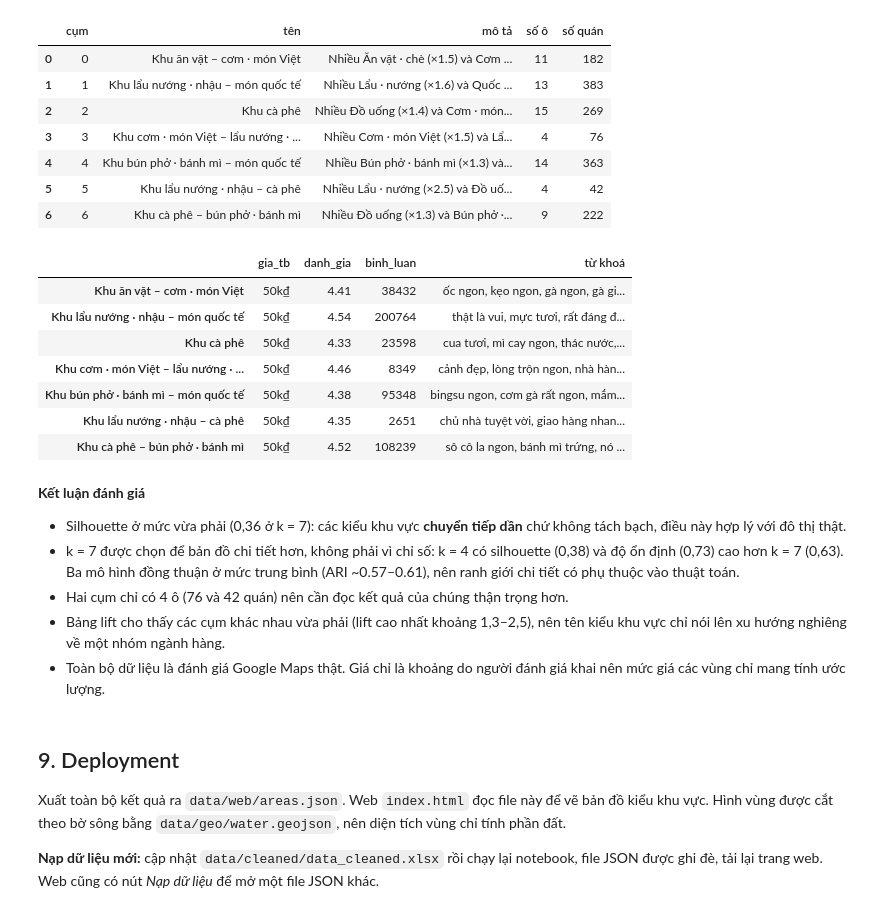
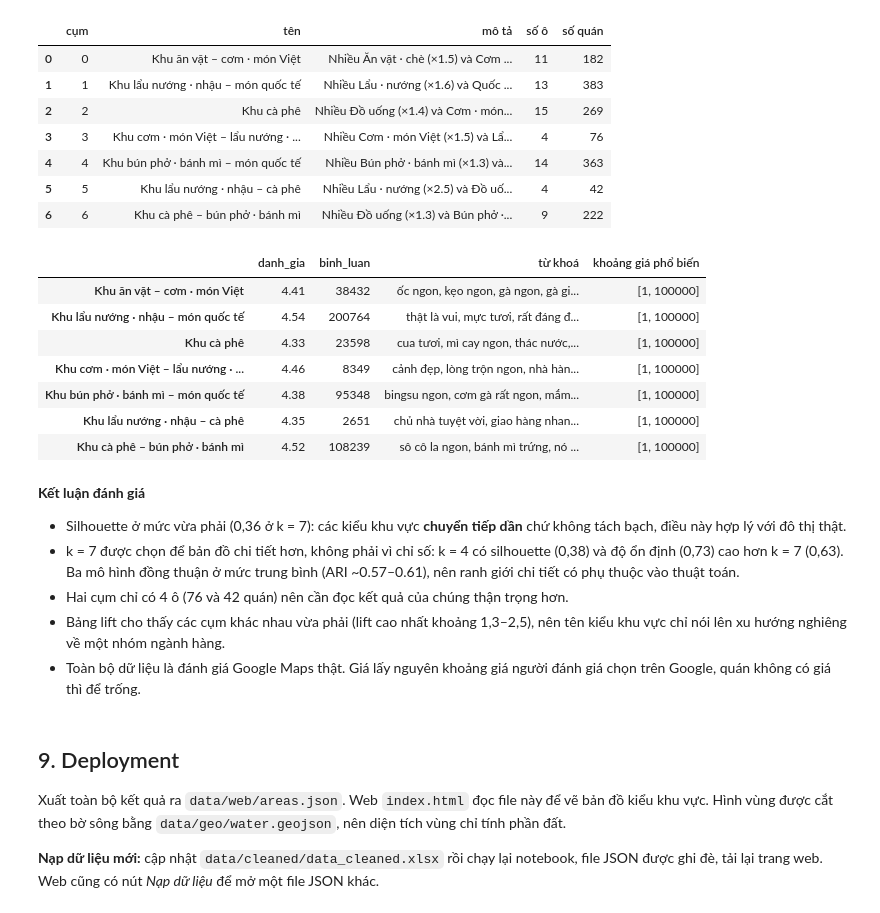
Before and after one commit to bngbtran/HaiChau-Hotspots, a Jupyter notebook: HaiChau_Hotspots.ipynb, the cells around one changed output. Cells and saved outputs as stored; diff of their text form; code cells hidden in the pictures.

```diff
--- a/HaiChau_Hotspots.ipynb
+++ b/HaiChau_Hotspots.ipynb
@@ -95,9 +95,12 @@ stores_raw = (raw_reviews.drop_duplicates("placeId")
               [["storeId", "storeName", "address", "neighborhood", "latitude", "longitude", "category", "categories", "totalScore", "reviewsCount",
                 "permanentlyClosed", "temporarilyClosed"]].reset_index(drop=True))
 
-# Giá mỗi quán: trung vị các khoảng giá người đánh giá khai. Khoảng "Trên 1.000.000 ₫" không có cận trên nên lấy cận trên = cận dưới
-priced = raw_reviews[raw_reviews.priceMin_vnd.notna()].assign(price_max=lambda x: x.priceMax_vnd.fillna(x.priceMin_vnd))
-prices_raw = priced.groupby("placeId").agg(price_min=("priceMin_vnd", "median"), price_max=("price_max", "median")).reset_index().rename(columns={"placeId": "storeId"})
+# Giá mỗi quán: khoảng giá được nhiều người đánh giá chọn nhất, giữ nguyên khoảng gốc của Google; bằng phiếu thì lấy khoảng thấp hơn.
+# Khoảng "Trên 1.000.000 ₫" không có cận trên. Quán không có ai khai giá thì để trống
+prices_raw = (raw_reviews[raw_reviews.priceMin_vnd.notna()]
+              .groupby(["placeId", "priceMin_vnd", "priceMax_vnd"], dropna=False).size().rename("n").reset_index()
+              .sort_values(["placeId", "n", "priceMin_vnd"], ascending=[True, False, True]).drop_duplicates("placeId")
+              .rename(columns={"placeId": "storeId", "priceMin_vnd": "price_min", "priceMax_vnd": "price_max"})[["storeId", "price_min", "price_max"]])
 
 # Bình luận tiếng Việt: giữ nguyên bản tiếng Việt, tiếng khác dùng bản Google dịch sang tiếng Việt; không có bản tiếng Việt thì để trống
 vi_text = raw_reviews.text.where(raw_reviews.originalLanguage == "vi")
@@ -298,12 +300,19 @@ Bỏ 19 quán nhóm 'Khác' (không phải địa điểm ăn uống): {'Khách
 | 10 | quoc_te | quoc_te | 184 |
 | 11 | NaN | khac | 19 |
 # %%
-# Giá: trung bình khoảng giá; điểm và số đánh giá: tổng trên Google Maps
-prices = prices_raw.assign(price_avg=(prices_raw.price_min + prices_raw.price_max) / 2)[["storeId", "price_min", "price_max", "price_avg"]]
+# Giá: giữ nguyên khoảng giá gốc của từng quán; điểm và số đánh giá: tổng trên Google Maps
+def common_band(s):
+    # Khoảng giá nhiều quán có nhất trong nhóm, bằng nhau thì lấy khoảng thấp hơn; không quán nào có giá thì để trống
+    v = s[s.price_min.notna()]
+    if v.empty:
+        return None
+    a, b = v.groupby(["price_min", "price_max"], dropna=False).size().rename("n").reset_index().sort_values(["n", "price_min"], ascending=[False, True]).iloc[0][["price_min", "price_max"]]
+    return [int(a), None if pd.isna(b) else int(b)]
+
 rev = reviews_raw.dropna(subset=["comment"]).sort_values("created_at", ascending=False)
-df = df.merge(prices, on="storeId", how="left")
+df = df.merge(prices_raw, on="storeId", how="left")
 df["rating"], df["n_reviews"] = df.totalScore, df.reviewsCount.astype(int)
-print(f"Có giá: {df.price_avg.notna().mean():.0%} · có bình luận: {df.storeId.isin(rev.storeId).mean():.0%}")
+print(f"Có giá: {df.price_min.notna().mean():.0%} · có bình luận: {df.storeId.isin(rev.storeId).mean():.0%}")
 df[["storeName", "sub", "g", "price_min", "price_max", "rating", "n_reviews"]].head()
 # %% [output]
 Có giá: 80% · có bình luận: 96%
@@ -545,51 +554,52 @@ types
 cell_type = dict(zip(cells.cell, label))
 df["type"] = df.cell.map(cell_type)
 
 def phrases(texts):
     # Tách bình luận thành các cụm ngắn theo dấu câu, giữ các cụm 2–4 từ
     c = Counter()
     for t in texts:
         for part in re.split(r"[,.!?;\n]", t.lower()):
             w = part.strip().split()
             if 2 <= len(w) <= 4:
                 c[" ".join(w)] += 1
     return c
 
 ALL_PHRASES = phrases(reviews_raw.comment.dropna())
 N_ALL = sum(ALL_PHRASES.values())
 
 def keywords(texts, top=6, min_count=3, min_lift=1.2):
     # Từ khoá ĐẶC TRƯNG: cụm từ xuất hiện trong nhóm nhiều hơn hẳn mức chung (tỷ lệ × log tần suất),
     # để tránh các câu chung chung kiểu "sẽ quay lại" xuất hiện ở mọi nơi. Bỏ cụm có chữ số (giá tiền, số nhà)
     c = phrases(texts.dropna())
     n = sum(c.values()) or 1
     lift_of = lambda w, k: (k / n) / (ALL_PHRASES[w] / N_ALL)
     score = {w: lift_of(w, k) * np.log1p(k) for w, k in c.items() if k >= min_count and lift_of(w, k) >= min_lift and not re.search(r"\d", w)}
     return [w for w, _ in sorted(score.items(), key=lambda x: -x[1])[:top]]
 
 rev_with_type = reviews_raw.merge(df[["storeId", "type", "cell"]], on="storeId")
-prof_extra = df[df.type.notna()].groupby("type").agg(gia_tb=("price_avg", "median"), danh_gia=("rating", "mean"),
+prof_extra = df[df.type.notna()].groupby("type").agg(danh_gia=("rating", "mean"),
                                                      binh_luan=("n_reviews", "sum"))
 prof_extra["từ khoá"] = [", ".join(keywords(rev_with_type[rev_with_type.type == c].comment, 4)) for c in prof_extra.index]
-prof_extra.index = [type_name[int(c)] for c in prof_extra.index]
-prof_extra["gia_tb"] = (prof_extra.gia_tb / 1000).round(0).astype(int).astype(str) + "k₫"
+type_ids = prof_extra.index
+prof_extra.index = [type_name[int(c)] for c in type_ids]
+prof_extra["khoảng giá phổ biến"] = [common_band(df[df.type == type_id]) for type_id in type_ids]
 prof_extra.round(2)
 # %% [output]
-|  | gia_tb | danh_gia | binh_luan | từ khoá |
-| Khu ăn vặt – cơm · món Việt | 50k₫ | 4.41 | 38432 | ốc ngon, kẹo ngon, gà ngon, gà gi... |
-| Khu lẩu nướng · nhậu – món quốc tế | 50k₫ | 4.54 | 200764 | thật là vui, mực tươi, rất đáng đ... |
-| Khu cà phê | 50k₫ | 4.33 | 23598 | cua tươi, mì cay ngon, thác nước,... |
-| Khu cơm · món Việt – lẩu nướng · ... | 50k₫ | 4.46 | 8349 | cảnh đẹp, lòng trộn ngon, nhà hàn... |
-| Khu bún phở · bánh mì – món quốc tế | 50k₫ | 4.38 | 95348 | bingsu ngon, cơm gà rất ngon, mắm... |
-| Khu lẩu nướng · nhậu – cà phê | 50k₫ | 4.35 | 2651 | chủ nhà tuyệt vời, giao hàng nhan... |
-| Khu cà phê – bún phở · bánh mì | 50k₫ | 4.52 | 108239 | sô cô la ngon, bánh mì trứng, nó ... |
+|  | danh_gia | binh_luan | từ khoá | khoảng giá phổ biến |
+| Khu ăn vặt – cơm · món Việt | 4.41 | 38432 | ốc ngon, kẹo ngon, gà ngon, gà gi... | [1, 100000] |
+| Khu lẩu nướng · nhậu – món quốc tế | 4.54 | 200764 | thật là vui, mực tươi, rất đáng đ... | [1, 100000] |
+| Khu cà phê | 4.33 | 23598 | cua tươi, mì cay ngon, thác nước,... | [1, 100000] |
+| Khu cơm · món Việt – lẩu nướng · ... | 4.46 | 8349 | cảnh đẹp, lòng trộn ngon, nhà hàn... | [1, 100000] |
+| Khu bún phở · bánh mì – món quốc tế | 4.38 | 95348 | bingsu ngon, cơm gà rất ngon, mắm... | [1, 100000] |
+| Khu lẩu nướng · nhậu – cà phê | 4.35 | 2651 | chủ nhà tuyệt vời, giao hàng nhan... | [1, 100000] |
+| Khu cà phê – bún phở · bánh mì | 4.52 | 108239 | sô cô la ngon, bánh mì trứng, nó ... | [1, 100000] |
 # %% [markdown]
 **Kết luận đánh giá**
 - Silhouette ở mức vừa phải (0,36 ở k = 7): các kiểu khu vực **chuyển tiếp dần** chứ không tách bạch, điều này hợp lý với đô thị thật.
 - k = 7 được chọn để bản đồ chi tiết hơn, không phải vì chỉ số: k = 4 có silhouette (0,38) và độ ổn định (0,73) cao hơn k = 7 (0,63). Ba mô hình đồng thuận ở mức trung bình (ARI ~0.57–0.61), nên ranh giới chi tiết có phụ thuộc vào thuật toán.
 - Hai cụm chỉ có 4 ô (76 và 42 quán) nên cần đọc kết quả của chúng thận trọng hơn.
 - Bảng lift cho thấy các cụm khác nhau vừa phải (lift cao nhất khoảng 1,3–2,5), nên tên kiểu khu vực chỉ nói lên xu hướng nghiêng về một nhóm ngành hàng.
-- Toàn bộ dữ liệu là đánh giá Google Maps thật. Giá chỉ là khoảng do người đánh giá khai nên mức giá các vùng chỉ mang tính ước lượng.
+- Toàn bộ dữ liệu là đánh giá Google Maps thật. Giá lấy nguyên khoảng giá người đánh giá chọn trên Google, quán không có giá thì để trống.
 # %% [markdown]
 ## 9. Deployment
 
```
Also changed, not shown: parts of 3 cells of this notebook, 15 other files.
